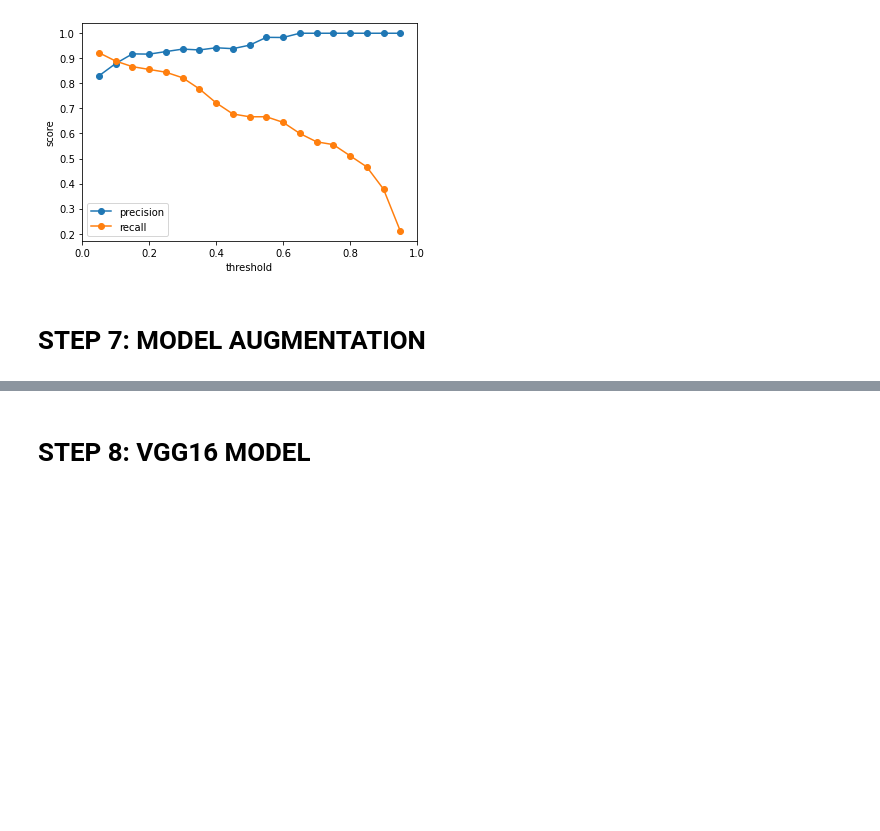
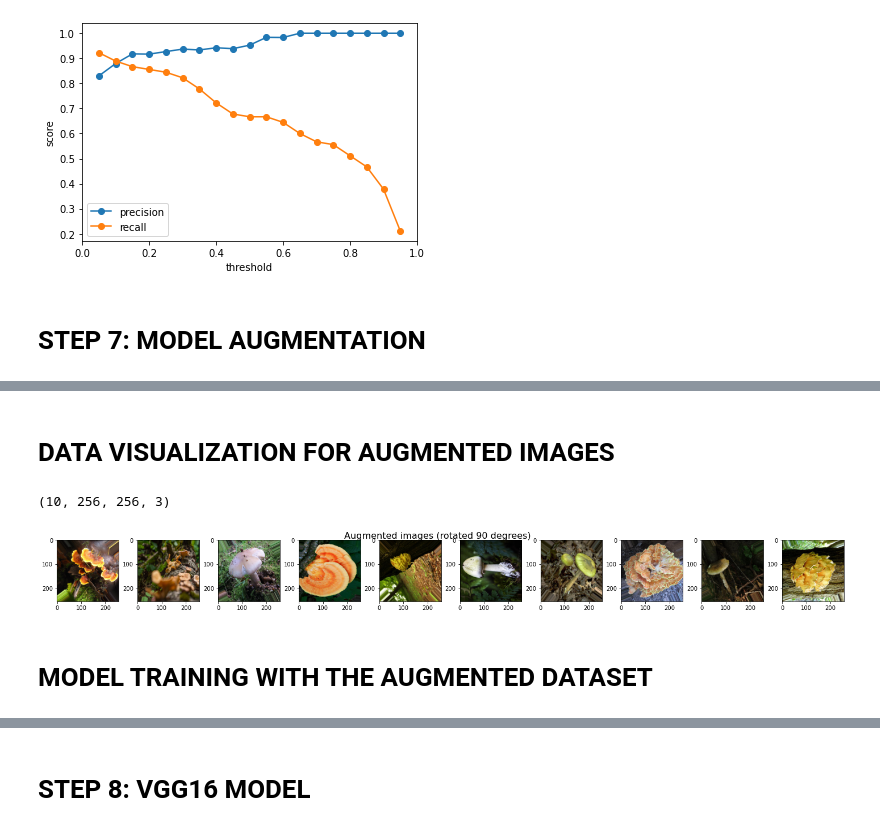
Before and after one commit to FunCodingPanda/Image_Classification, a Jupyter notebook: Mushroom_Capstone.ipynb, the cells around one changed output, grey strips where cells are left out. Drawn from its saved outputs; the diff is of its cells as text; code cells hidden in the pictures; blank space fills up the shorter version.

```diff
--- a/Mushroom_Capstone.ipynb
+++ b/Mushroom_Capstone.ipynb
@@ -397,0 +403,4 @@ plt.show()
+# %%
+X_train = X_train.astype('float32')
+X_test = X_test.astype('float32')
+X_validation = X_validation.astype('float32')
@@ -397,0 +411,14 @@ plt.show()
+# %% [markdown]
+# DATA VISUALIZATION FOR AUGMENTED IMAGES
+# %%
+# n represents 10 images for each batch
+n = 10
+
+X_train_sample = X_train[:n]
+# %%
+X_train_sample.shape
+# %% [output]
+(10, 256, 256, 3)
+# %%
+dataget_train = ImageDataGenerator(rotation_range=90)
+dataget_train.fit(X_train_sample)
@@ -397,0 +427,13 @@ plt.show()
+# %%
+fig = plt.figure(figsize = (25,2))
+for x_batch in dataget_train.flow(X_train_sample, batch_size = n):
+     for i in range(0,n):
+            ax = fig.add_subplot(1, n, i+1)
+            ax.imshow(array_to_img(x_batch[i]))
+     fig.suptitle('Augmented images (rotated 90 degrees)', fontsize=16)
+     plt.show()
+     break;
+# %% [output]
+[figure, added]
+# %% [markdown]
+# MODEL TRAINING WITH THE AUGMENTED DATASET
```
Also changed, not shown: parts of 42 cells of this notebook.
